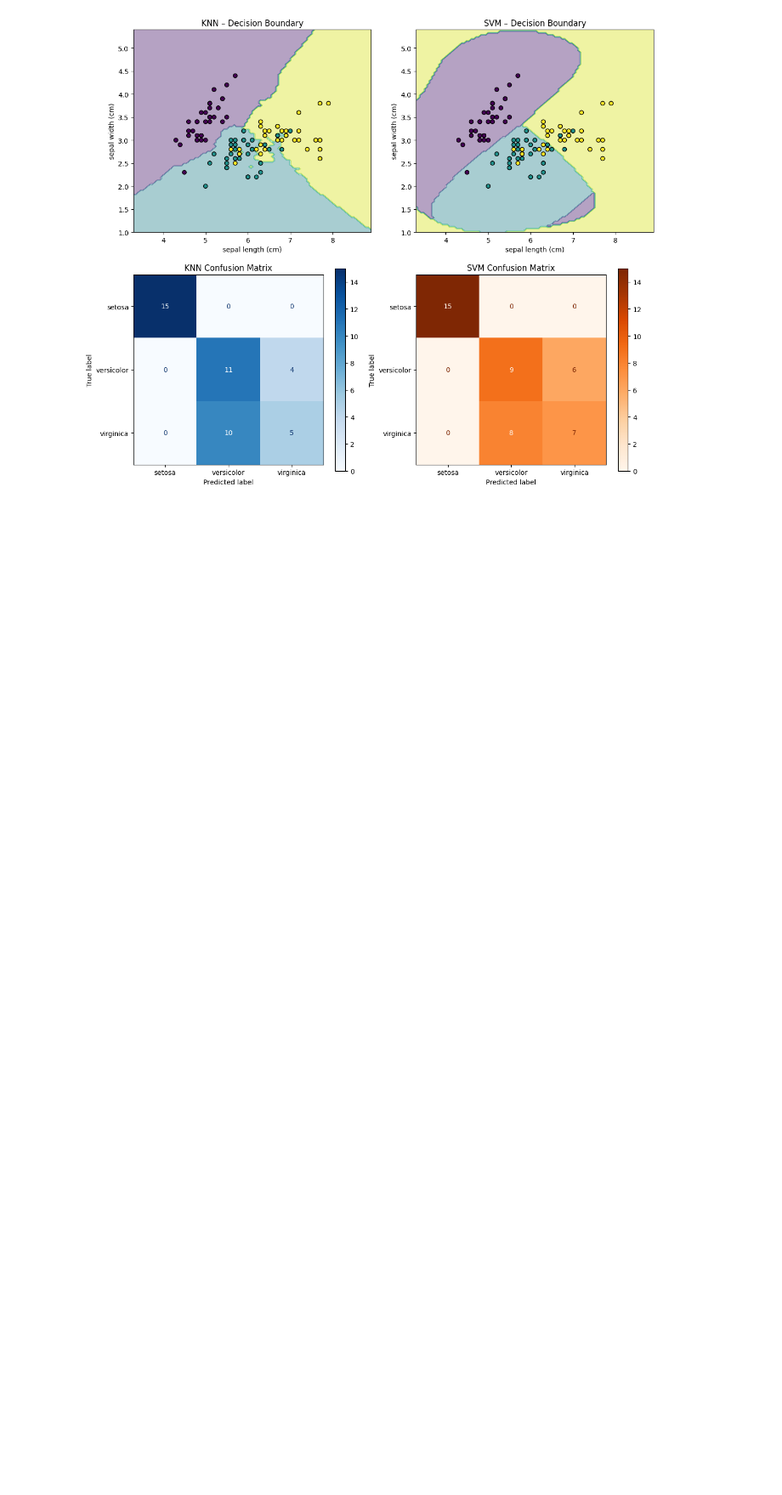
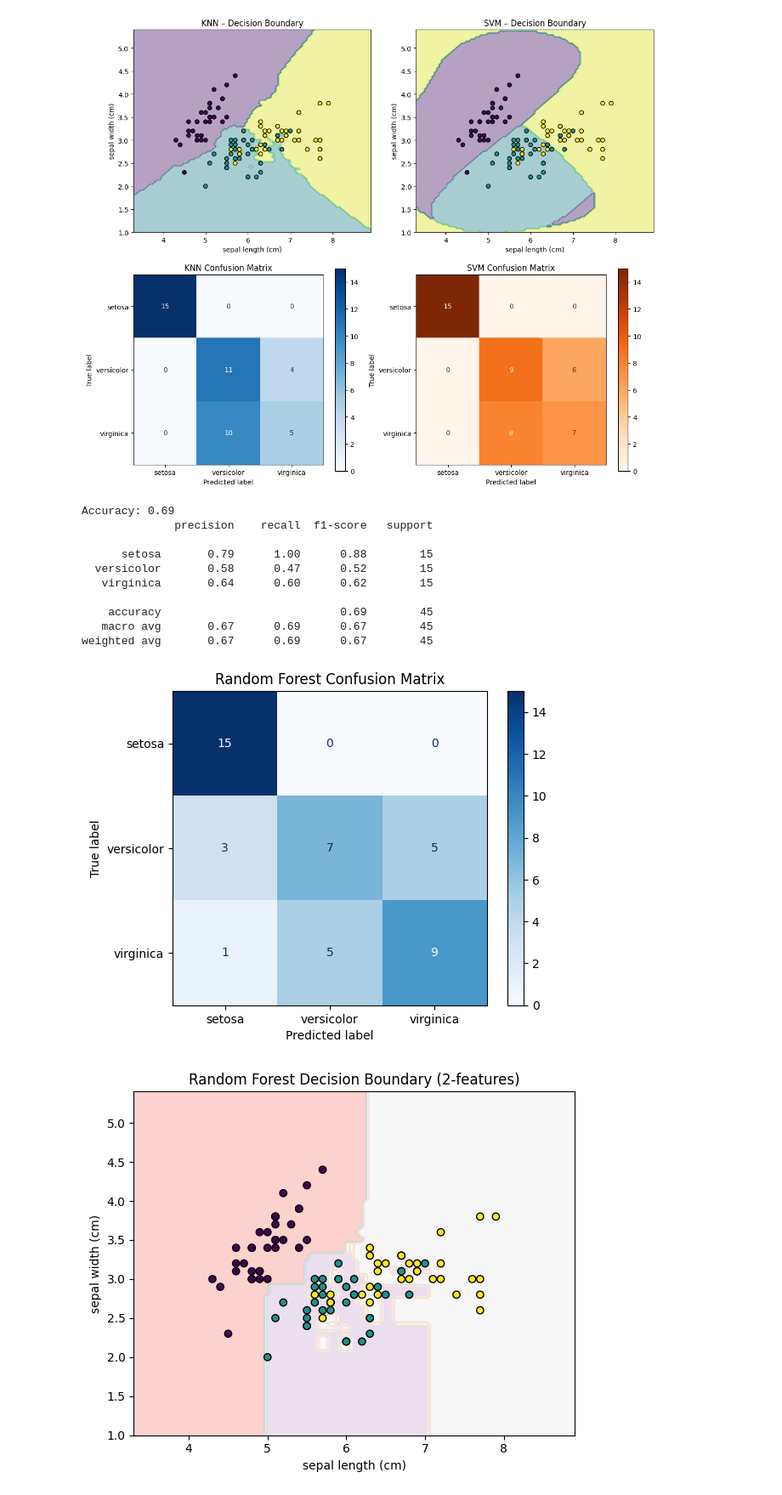
Before and after one commit to SusanMahato/ml_Lab, a Jupyter notebook: lab4.ipynb, the cells around one changed output. Shown at 85% size. Saved outputs shown, nothing was run; the diff lists cells and outputs as text; code cells hidden in the pictures; blank space fills up the shorter version.

```diff
--- a/lab4.ipynb
+++ b/lab4.ipynb
@@ -228,3 +228,76 @@ weighted avg       0.69      0.69      0.68        45
    macro avg       0.69      0.69      0.69        45
 weighted avg       0.69      0.69      0.69        45
 [figure]
+# %%
+import numpy as np
+import matplotlib.pyplot as plt
+from sklearn.datasets import load_iris
+from sklearn.model_selection import train_test_split
+from sklearn.preprocessing import StandardScaler
+from sklearn.ensemble import RandomForestClassifier
+from sklearn.metrics import accuracy_score, classification_report, ConfusionMatrixDisplay
+from sklearn.inspection import DecisionBoundaryDisplay
+from sklearn.pipeline import Pipeline
+
+# ─── 1. Load Data ──────────────────────────────
+iris = load_iris()
+X = iris.data[:, :2]  # First two features for 2D decision boundaries
+y = iris.target
+class_names = iris.target_names
+
+# ─── 2. Train/Test Split ───────────────────────
+X_train, X_test, y_train, y_test = train_test_split(
+    X, y, test_size=0.3, random_state=42, stratify=y
+)
+
+# ─── 3. Pipeline with Scaling + Random Forest ──
+rf_pipe = Pipeline([
+    ('scaler', StandardScaler()),
+    ('rf', RandomForestClassifier(n_estimators=30, random_state=13))
+])
+
+# ─── 4. Train Model ───────────────────────────
+rf_pipe.fit(X_train, y_train)
+
+# ─── 5. Predict & Evaluate ────────────────────
+y_pred = rf_pipe.predict(X_test)
+print(f"Accuracy: {accuracy_score(y_test, y_pred):.2f}")
+print(classification_report(y_test, y_pred, target_names=class_names))
+
+# ─── 6. Confusion Matrix ──────────────────────
+disp = ConfusionMatrixDisplay.from_predictions(
+    y_test, y_pred, display_labels=class_names,
+    cmap=plt.cm.Blues, normalize=None
+)
+disp.ax_.set_title("Random Forest Confusion Matrix")
+
+# ─── 7. Decision Boundary ─────────────────────
+fig, ax = plt.subplots(figsize=(6, 5))
+DecisionBoundaryDisplay.from_estimator(
+    rf_pipe, X_train,
+    response_method="predict",
+    plot_method="contourf",
+    cmap=plt.cm.Pastel1,
+    alpha=0.6,
+    ax=ax,
+    xlabel=iris.feature_names[0],
+    ylabel=iris.feature_names[1]
+)
+ax.scatter(X_train[:, 0], X_train[:, 1], c=y_train, edgecolor='k', cmap=plt.cm.viridis)
+ax.set_title("Random Forest Decision Boundary (2‑features)")
+
+plt.tight_layout()
+plt.show()
+# %% [output]
+Accuracy: 0.69
+              precision    recall  f1-score   support
+
+      setosa       0.79      1.00      0.88        15
+  versicolor       0.58      0.47      0.52        15
+   virginica       0.64      0.60      0.62        15
+
+    accuracy                           0.69        45
+   macro avg       0.67      0.69      0.67        45
+weighted avg       0.67      0.69      0.67        45
+[figure, added]
+[figure, added]
```
